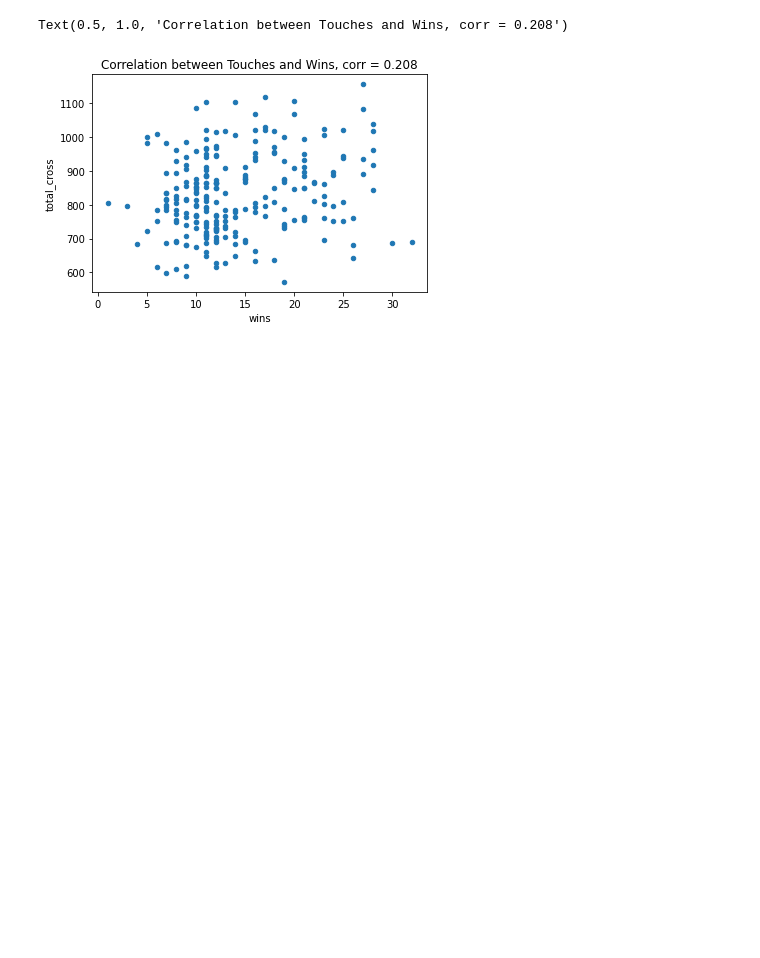
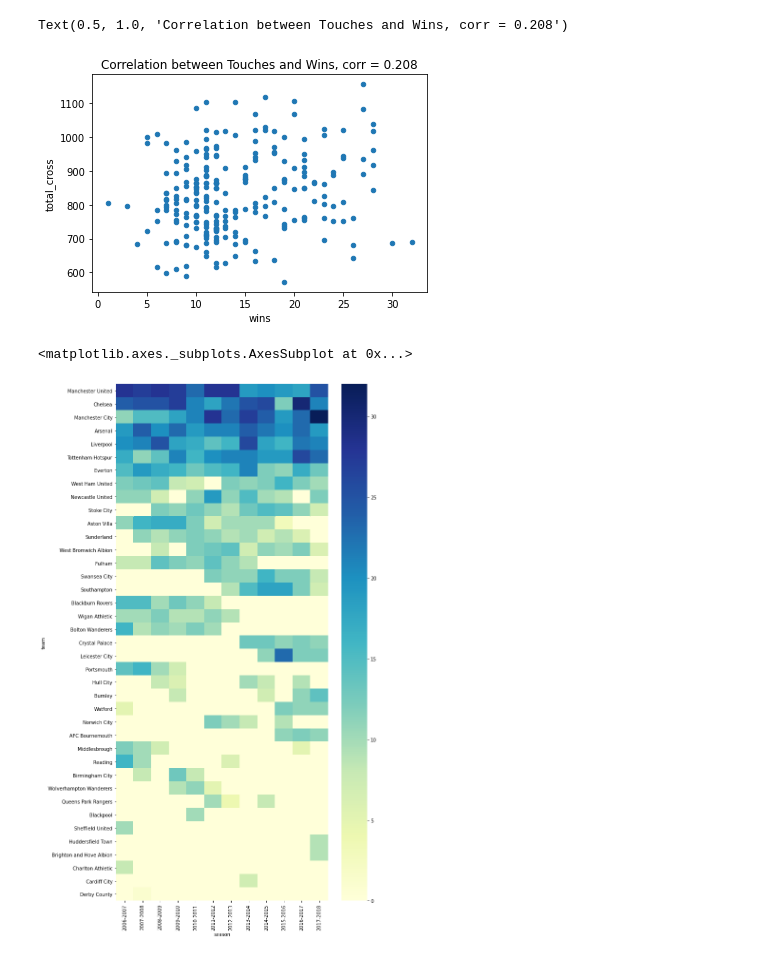
Before and after one commit to fahadalsaud1/EDA2, a Jupyter notebook: Untitled1.ipynb, the cells around one changed output. Cells and saved outputs as stored; diff of their text form; code cells hidden in the pictures; blank space fills up the shorter version.

```diff
--- a/Untitled1.ipynb
+++ b/Untitled1.ipynb
@@ -130,3 +130,12 @@ plt.title('Correlation between Touches and Wins, corr = 0.208')
 # %% [output]
 Text(0.5, 1.0, 'Correlation between Touches and Wins, corr = 0.208')
 [figure]
+# %%
+twplu = (stats.groupby(['team'])['wins'].sum().sort_values(ascending=False).reset_index()['team'])
+wpspv = (stats.pivot_table(index='team',values='wins',columns='season').fillna(0).reindex(twplu))
+
+plt.figure(figsize=(10, 20))
+sn.heatmap(wpspv, cmap='YlGnBu')
+# %% [output]
+<matplotlib.axes._subplots.AxesSubplot at 0x...>
+[figure, added]
```
